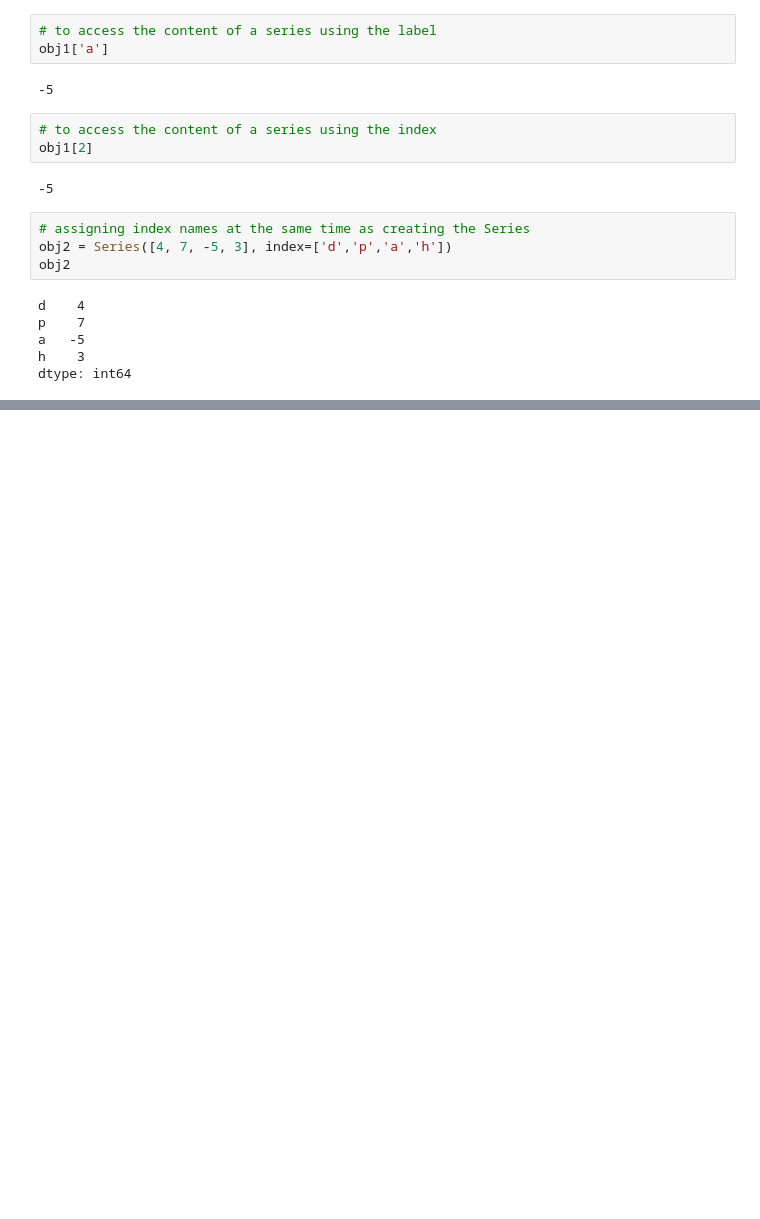
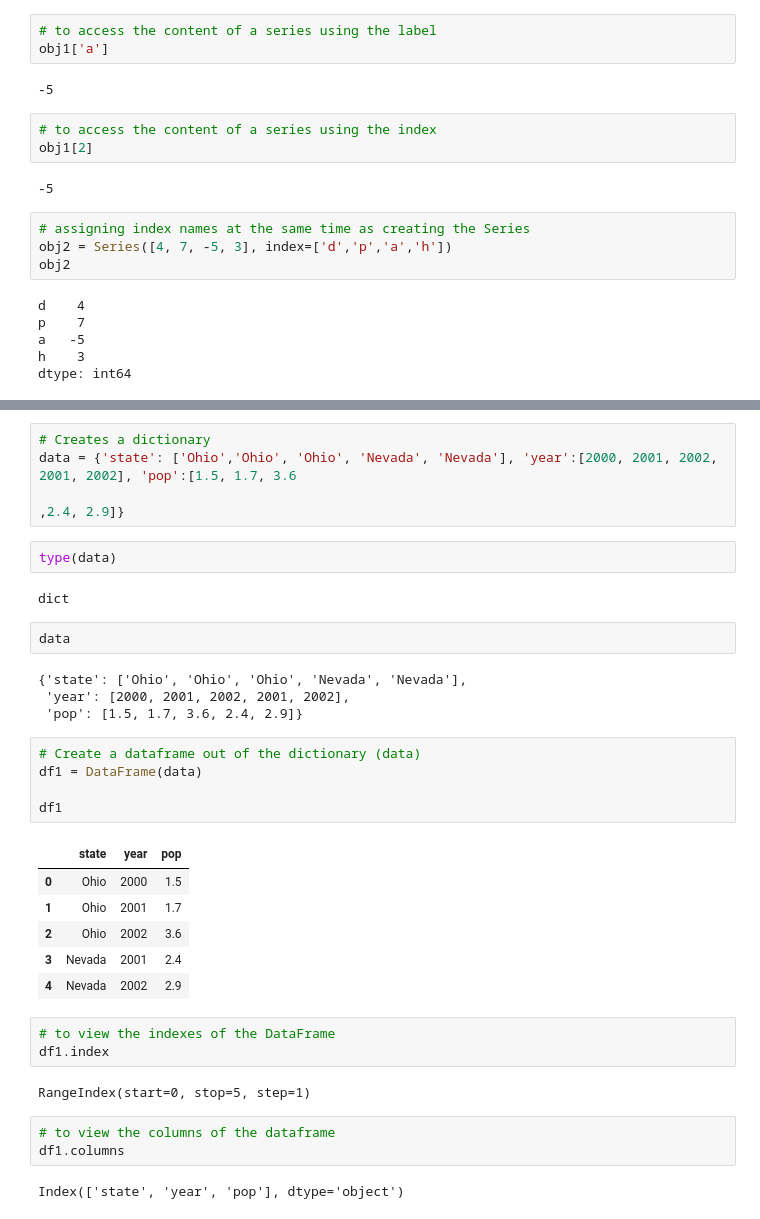
Before and after one commit to HeinoPortfolio/MS_Comp_Sci, a Jupyter notebook: 4 Data Analytics/MISC/Sample_Code_Module_3.ipynb, the cells around one changed output, grey strips where cells are left out. Cells and saved outputs as stored; diff of their text form; blank space fills up the shorter version.

```diff
--- a/4 Data Analytics/MISC/Sample_Code_Module_3.ipynb
+++ b/4 Data Analytics/MISC/Sample_Code_Module_3.ipynb
@@ -193,0 +290,36 @@ dtype: int64
+# %%
+# Creates a dictionary
+data = {'state': ['Ohio','Ohio', 'Ohio', 'Nevada', 'Nevada'], 'year':[2000, 2001, 2002, 2001, 2002], 'pop':[1.5, 1.7, 3.6
+                                                                                                             ,2.4, 2.9]}
+# %%
+type(data)
+# %% [output]
+dict
+# %%
+data
+# %% [output]
+{'state': ['Ohio', 'Ohio', 'Ohio', 'Nevada', 'Nevada'],
+ 'year': [2000, 2001, 2002, 2001, 2002],
+ 'pop': [1.5, 1.7, 3.6, 2.4, 2.9]}
+# %%
+# Create a dataframe out of the dictionary (data)
+df1 = DataFrame(data)
+
+df1
+# %% [output]
+|  | state | year | pop |
+| 0 | Ohio | 2000 | 1.5 |
+| 1 | Ohio | 2001 | 1.7 |
+| 2 | Ohio | 2002 | 3.6 |
+| 3 | Nevada | 2001 | 2.4 |
+| 4 | Nevada | 2002 | 2.9 |
+# %%
+# to view the indexes of the DataFrame
+df1.index
+# %% [output]
+RangeIndex(start=0, stop=5, step=1)
+# %%
+# to view the columns of the dataframe
+df1.columns
+# %% [output]
+Index(['state', 'year', 'pop'], dtype='object')
```
Also changed, not shown: parts of 61 cells of this notebook.
